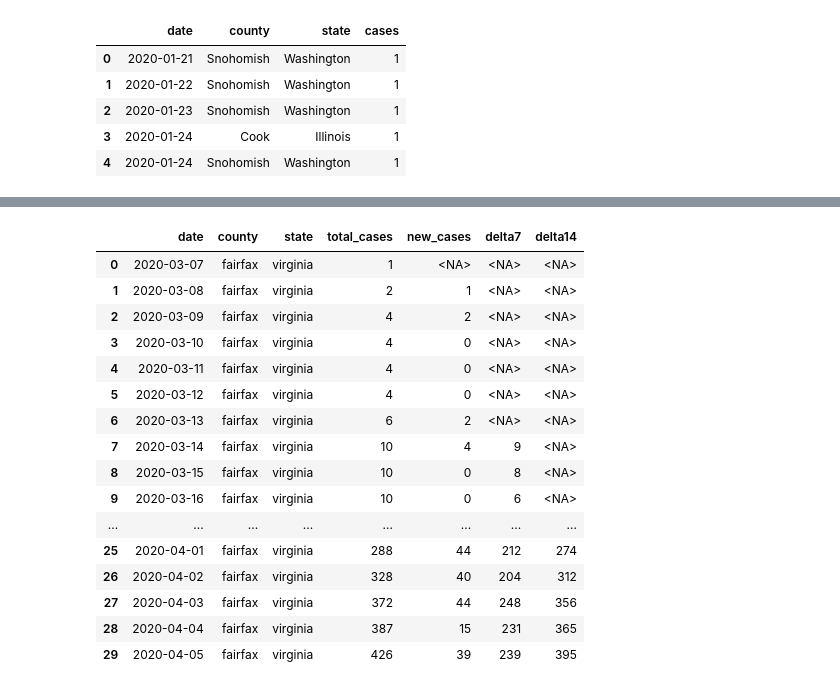
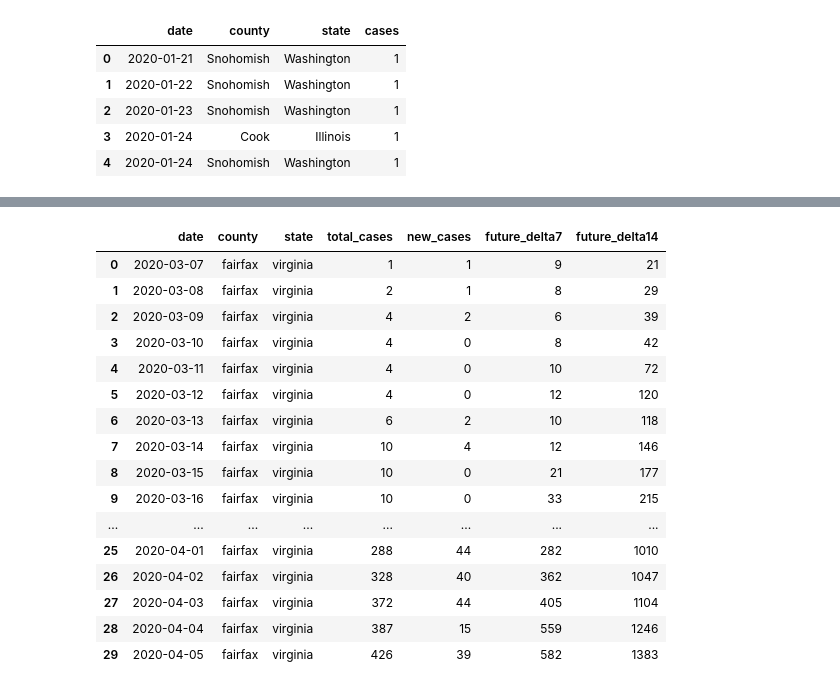
Before and after one commit to ktonge/Covid-and-Weather-Machine-Learning, a Jupyter notebook: county_covid_organization.ipynb, the cells around one changed output, grey strips where cells are left out. Saved outputs shown, nothing was run; the diff lists cells and outputs as text; code cells hidden in the pictures.

```diff
--- a/county_covid_organization.ipynb
+++ b/county_covid_organization.ipynb
@@ -40,6 +40,9 @@ for state, county in dense_state_county:
     # record the number of new cases for today
     county_df['new_cases'] = pd.Series(dtype=int)
 
+    # Set new_cases for first row = total_cases
+    county_df.iloc[0,4] = county_df.iloc[0,3]
+
     for i in range(1,len(county_df.index)):
         current_cases = county_df.iloc[i,3]
         previous_cases = county_df.iloc[i-1,3]
@@ -48,23 +51,23 @@ for state, county in dense_state_county:
 
     # delta7 column
     # record the change in number of cases from 7 days ago to today
-    county_df['delta7'] = pd.Series(dtype=int)
+    county_df['future_delta7'] = pd.Series(dtype=int)
 
-    for i in range(7, len(county_df.index)):
+    for i in range(0, len(county_df.index)-7):
         current_cases = county_df.iloc[i,3]
-        previous_cases = county_df.iloc[i-7,3]
+        future_cases = county_df.iloc[i+7,3]
 
-        county_df.iloc[i,5] = current_cases - previous_cases
+        county_df.iloc[i,5] = future_cases - current_cases
 
     # delta14 column
     # record the change in number of cases from 7 days ago to today
-    county_df['delta14'] = pd.Series(dtype=int)
+    county_df['future_delta14'] = pd.Series(dtype=int)
 
-    for i in range(14,len(county_df.index)):
+    for i in range(0,len(county_df.index)-14):
         current_cases = county_df.iloc[i,3]
-        previous_cases = county_df.iloc[i-14,3]
+        future_cases = county_df.iloc[i+14,3]
 
-        county_df.iloc[i,6] = current_cases - previous_cases
+        county_df.iloc[i,6] = future_cases - current_cases
 
     # remove secondary words like 'city' from county names
     for i in range(0,len(county_df.index)):
@@ -137,6 +161,9 @@ for state, county in sparse_state_county:
     # record the number of new cases for today
     county_df['new_cases'] = pd.Series(dtype=int)
 
+    # Set new_cases for first row = total_cases
+    county_df.iloc[0,4] = county_df.iloc[0,3]
+
     for i in range(1,len(county_df.index)):
         current_cases = county_df.iloc[i,3]
         previous_cases = county_df.iloc[i-1,3]
@@ -145,61 +172,61 @@ for state, county in sparse_state_county:
 
     # delta7 column
     # record the change in number of cases from 7 days ago to today
-    county_df['delta7'] = pd.Series(dtype=int)
+    county_df['future_delta7'] = pd.Series(dtype=int)
 
-    for i in range(7, len(county_df.index)):
+    for i in range(0, len(county_df.index)-7):
         current_cases = county_df.iloc[i,3]
-        previous_cases = county_df.iloc[i-7,3]
+        future_cases = county_df.iloc[i+7,3]
 
-        county_df.iloc[i,5] = current_cases - previous_cases
+        county_df.iloc[i,5] = future_cases - current_cases
 
     # delta14 column
     # record the change in number of cases from 7 days ago to today
-    county_df['delta14'] = pd.Series(dtype=int)
+    county_df['future_delta14'] = pd.Series(dtype=int)
 
-    for i in range(14,len(county_df.index)):
+    for i in range(0,len(county_df.index)-14):
         current_cases = county_df.iloc[i,3]
-        previous_cases = county_df.iloc[i-14,3]
+        future_cases = county_df.iloc[i+14,3]
 
-        county_df.iloc[i,6] = current_cases - previous_cases
+        county_df.iloc[i,6] = future_cases - current_cases
 
     # Add to final_df
     sparse_county_covid_df = pd.concat([sparse_county_covid_df,county_df])
 
 # Convert float values to int
 sparse_county_covid_df = sparse_county_covid_df.convert_dtypes()
 sparse_county_covid_df.head(30)
 
 # make all county and state names lowercase, remove secondary words like 'city'
 sparse_county_covid_df['county'] = sparse_county_covid_df['county'].str.lower()
 sparse_county_covid_df['state'] = sparse_county_covid_df['state'].str.lower()
 
 # rename 'cases' to 'total_cases'
 sparse_county_covid_df = sparse_county_covid_df.rename(columns={'cases':'total_cases'})
 
 # reset index
 sparse_county_covid_df = sparse_county_covid_df.reset_index().drop(['index'],1)
 
 # save county results to csv
 sparse_county_covid_df.to_csv("sparse_county_covid.csv")
 
 # check results
 sparse_county_covid_df.head(30)
 # %% [output]
-|  | date | county | state | total_cases | new_cases | delta7 | delta14 |
-| 0 | 2020-03-07 | fairfax | virginia | 1 | <NA> | <NA> | <NA> |
-| 1 | 2020-03-08 | fairfax | virginia | 2 | 1 | <NA> | <NA> |
-| 2 | 2020-03-09 | fairfax | virginia | 4 | 2 | <NA> | <NA> |
-| 3 | 2020-03-10 | fairfax | virginia | 4 | 0 | <NA> | <NA> |
-| 4 | 2020-03-11 | fairfax | virginia | 4 | 0 | <NA> | <NA> |
-| 5 | 2020-03-12 | fairfax | virginia | 4 | 0 | <NA> | <NA> |
-| 6 | 2020-03-13 | fairfax | virginia | 6 | 2 | <NA> | <NA> |
-| 7 | 2020-03-14 | fairfax | virginia | 10 | 4 | 9 | <NA> |
-| 8 | 2020-03-15 | fairfax | virginia | 10 | 0 | 8 | <NA> |
-| 9 | 2020-03-16 | fairfax | virginia | 10 | 0 | 6 | <NA> |
+|  | date | county | state | total_cases | new_cases | future_delta7 | future_delta14 |
+| 0 | 2020-03-07 | fairfax | virginia | 1 | 1 | 9 | 21 |
+| 1 | 2020-03-08 | fairfax | virginia | 2 | 1 | 8 | 29 |
+| 2 | 2020-03-09 | fairfax | virginia | 4 | 2 | 6 | 39 |
+| 3 | 2020-03-10 | fairfax | virginia | 4 | 0 | 8 | 42 |
+| 4 | 2020-03-11 | fairfax | virginia | 4 | 0 | 10 | 72 |
+| 5 | 2020-03-12 | fairfax | virginia | 4 | 0 | 12 | 120 |
+| 6 | 2020-03-13 | fairfax | virginia | 6 | 2 | 10 | 118 |
+| 7 | 2020-03-14 | fairfax | virginia | 10 | 4 | 12 | 146 |
+| 8 | 2020-03-15 | fairfax | virginia | 10 | 0 | 21 | 177 |
+| 9 | 2020-03-16 | fairfax | virginia | 10 | 0 | 33 | 215 |
 | ... | ... | ... | ... | ... | ... | ... | ... |
-| 25 | 2020-04-01 | fairfax | virginia | 288 | 44 | 212 | 274 |
-| 26 | 2020-04-02 | fairfax | virginia | 328 | 40 | 204 | 312 |
-| 27 | 2020-04-03 | fairfax | virginia | 372 | 44 | 248 | 356 |
-| 28 | 2020-04-04 | fairfax | virginia | 387 | 15 | 231 | 365 |
-| 29 | 2020-04-05 | fairfax | virginia | 426 | 39 | 239 | 395 |
+| 25 | 2020-04-01 | fairfax | virginia | 288 | 44 | 282 | 1010 |
+| 26 | 2020-04-02 | fairfax | virginia | 328 | 40 | 362 | 1047 |
+| 27 | 2020-04-03 | fairfax | virginia | 372 | 44 | 405 | 1104 |
+| 28 | 2020-04-04 | fairfax | virginia | 387 | 15 | 559 | 1246 |
+| 29 | 2020-04-05 | fairfax | virginia | 426 | 39 | 582 | 1383 |
```
Also changed, not shown: parts of 3 cells of this notebook, 2 other files.
